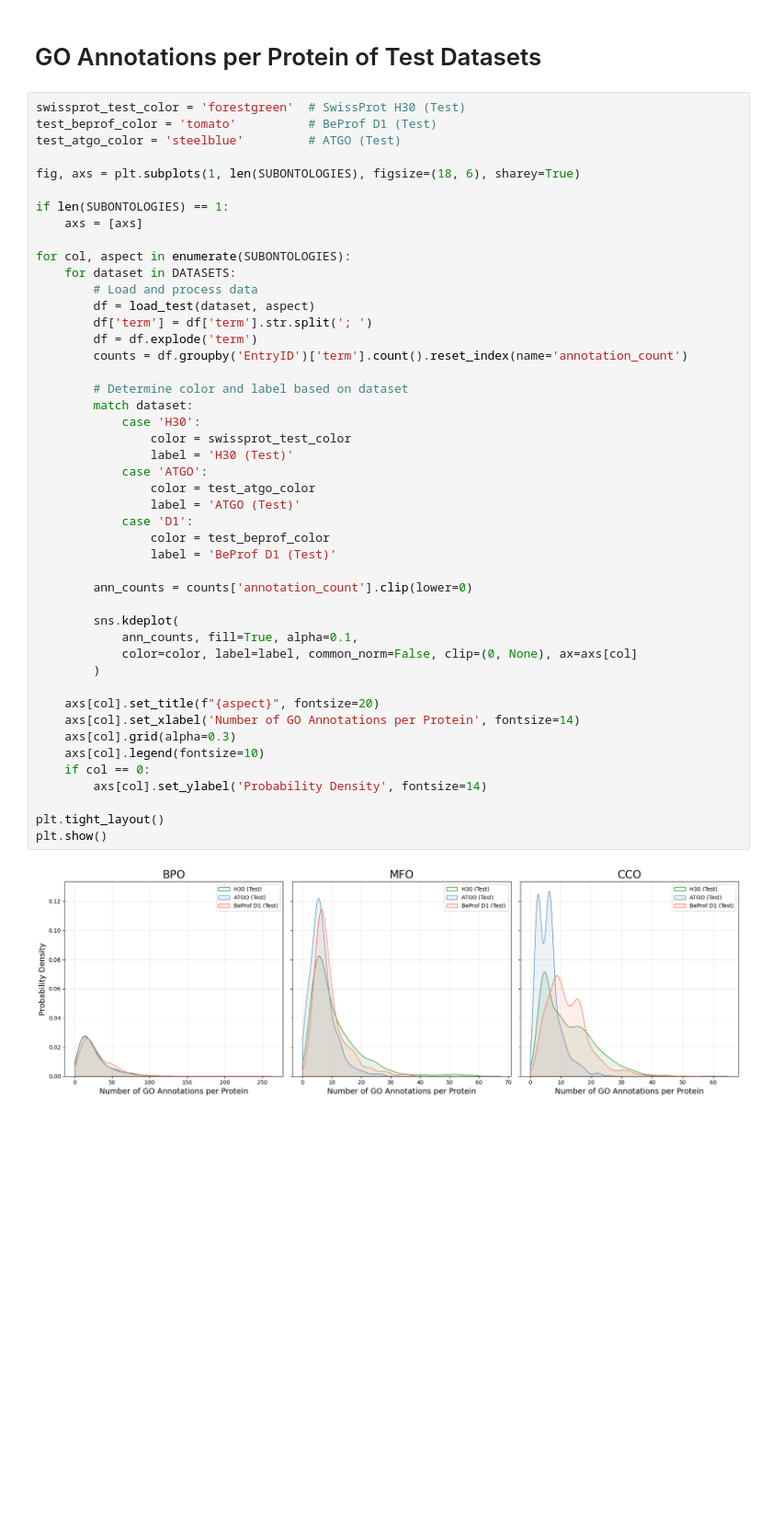
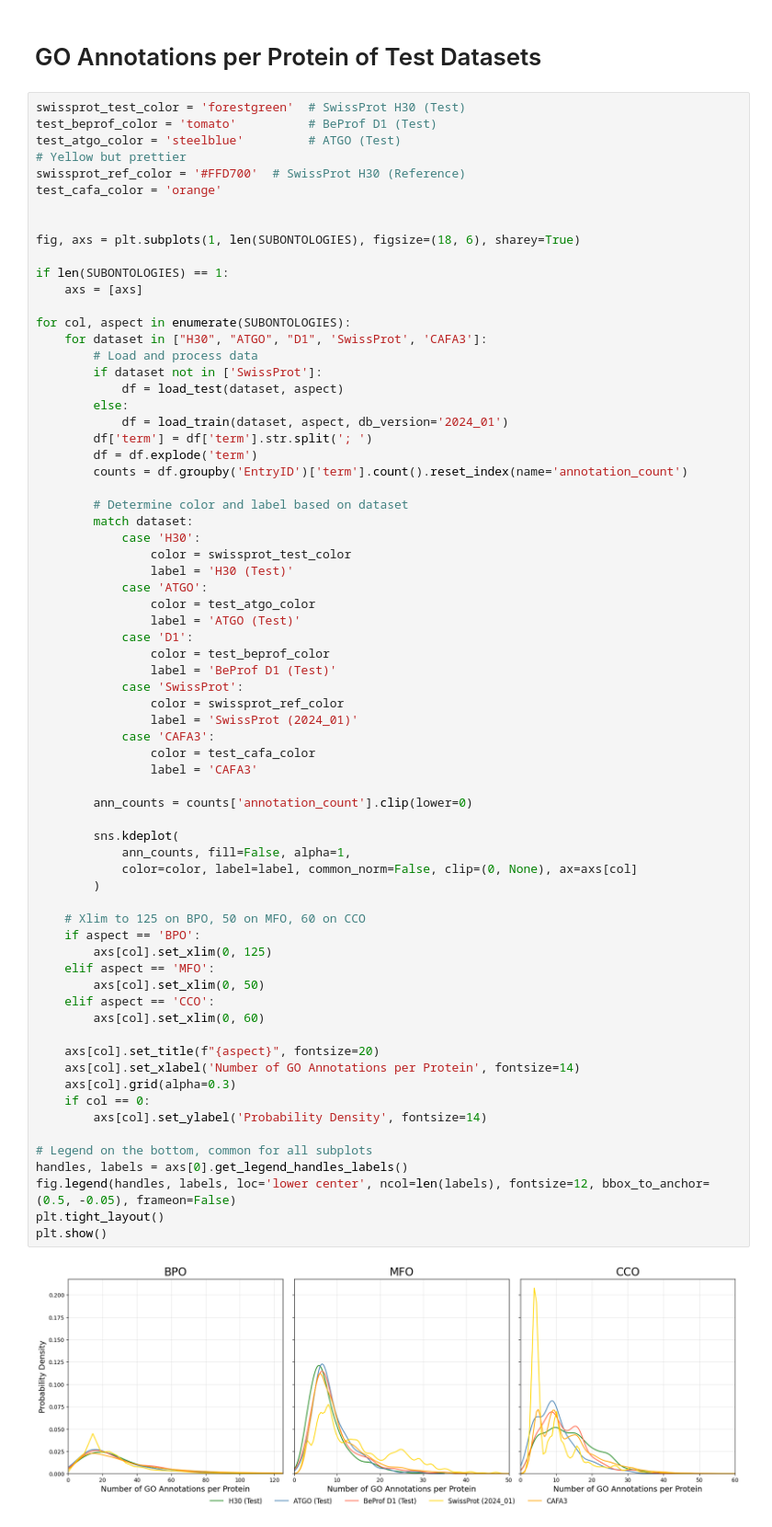
Before and after one commit to atoffano/PFP_baselines, a Jupyter notebook: notebooks/data_explo.ipynb, the cells around one changed output. Shown at 92% size. Saved outputs shown, nothing was run; the diff lists cells and outputs as text; blank space fills up the shorter version.

```diff
--- a/notebooks/data_explo.ipynb
+++ b/notebooks/data_explo.ipynb
@@ -42,6 +27,10 @@ def load_train(dataset, aspect, db_version=None):
 swissprot_test_color = 'forestgreen'  # SwissProt H30 (Test)
 test_beprof_color = 'tomato'          # BeProf D1 (Test)
 test_atgo_color = 'steelblue'         # ATGO (Test)
+# Yellow but prettier
+swissprot_ref_color = '#FFD700'  # SwissProt H30 (Reference)
+test_cafa_color = 'orange'
+
 
 fig, axs = plt.subplots(1, len(SUBONTOLOGIES), figsize=(18, 6), sharey=True)
 
@@ -49,43 +38,62 @@ if len(SUBONTOLOGIES) == 1:
     axs = [axs]
 
 for col, aspect in enumerate(SUBONTOLOGIES):
-    for dataset in DATASETS:
+    for dataset in ["H30", "ATGO", "D1", 'SwissProt', 'CAFA3']:
         # Load and process data
-        df = load_test(dataset, aspect)
+        if dataset not in ['SwissProt']:
+            df = load_test(dataset, aspect)
+        else:
+            df = load_train(dataset, aspect, db_version='2024_01')
         df['term'] = df['term'].str.split('; ')
         df = df.explode('term')
         counts = df.groupby('EntryID')['term'].count().reset_index(name='annotation_count')
 
         # Determine color and label based on dataset
         match dataset:
             case 'H30':
                 color = swissprot_test_color
                 label = 'H30 (Test)'
             case 'ATGO':
                 color = test_atgo_color
                 label = 'ATGO (Test)'
             case 'D1':
                 color = test_beprof_color
                 label = 'BeProf D1 (Test)'
+            case 'SwissProt':
+                color = swissprot_ref_color
+                label = 'SwissProt (2024_01)'
+            case 'CAFA3':
+                color = test_cafa_color
+                label = 'CAFA3'
 
         ann_counts = counts['annotation_count'].clip(lower=0)
 
         sns.kdeplot(
-            ann_counts, fill=True, alpha=0.1,
+            ann_counts, fill=False, alpha=1,
             color=color, label=label, common_norm=False, clip=(0, None), ax=axs[col]
         )
+
+    # Xlim to 125 on BPO, 50 on MFO, 60 on CCO
+    if aspect == 'BPO':
+        axs[col].set_xlim(0, 125)
+    elif aspect == 'MFO':
+        axs[col].set_xlim(0, 50)
+    elif aspect == 'CCO':
+        axs[col].set_xlim(0, 60)
 
     axs[col].set_title(f"{aspect}", fontsize=20)
     axs[col].set_xlabel('Number of GO Annotations per Protein', fontsize=14)
     axs[col].grid(alpha=0.3)
-    axs[col].legend(fontsize=10)
     if col == 0:
         axs[col].set_ylabel('Probability Density', fontsize=14)
 
+# Legend on the bottom, common for all subplots
+handles, labels = axs[0].get_legend_handles_labels()
+fig.legend(handles, labels, loc='lower center', ncol=len(labels), fontsize=12, bbox_to_anchor=(0.5, -0.05), frameon=False)
 plt.tight_layout()
 plt.show()
 # %% [output]
-[figure, old version]
+[figure, new version]
 # %%
 # Load IC values for each term (example for BPO, repeat for other aspects)
 ic_files = {
```
Also changed, not shown: parts of 5 cells of this notebook, 25 other files.
